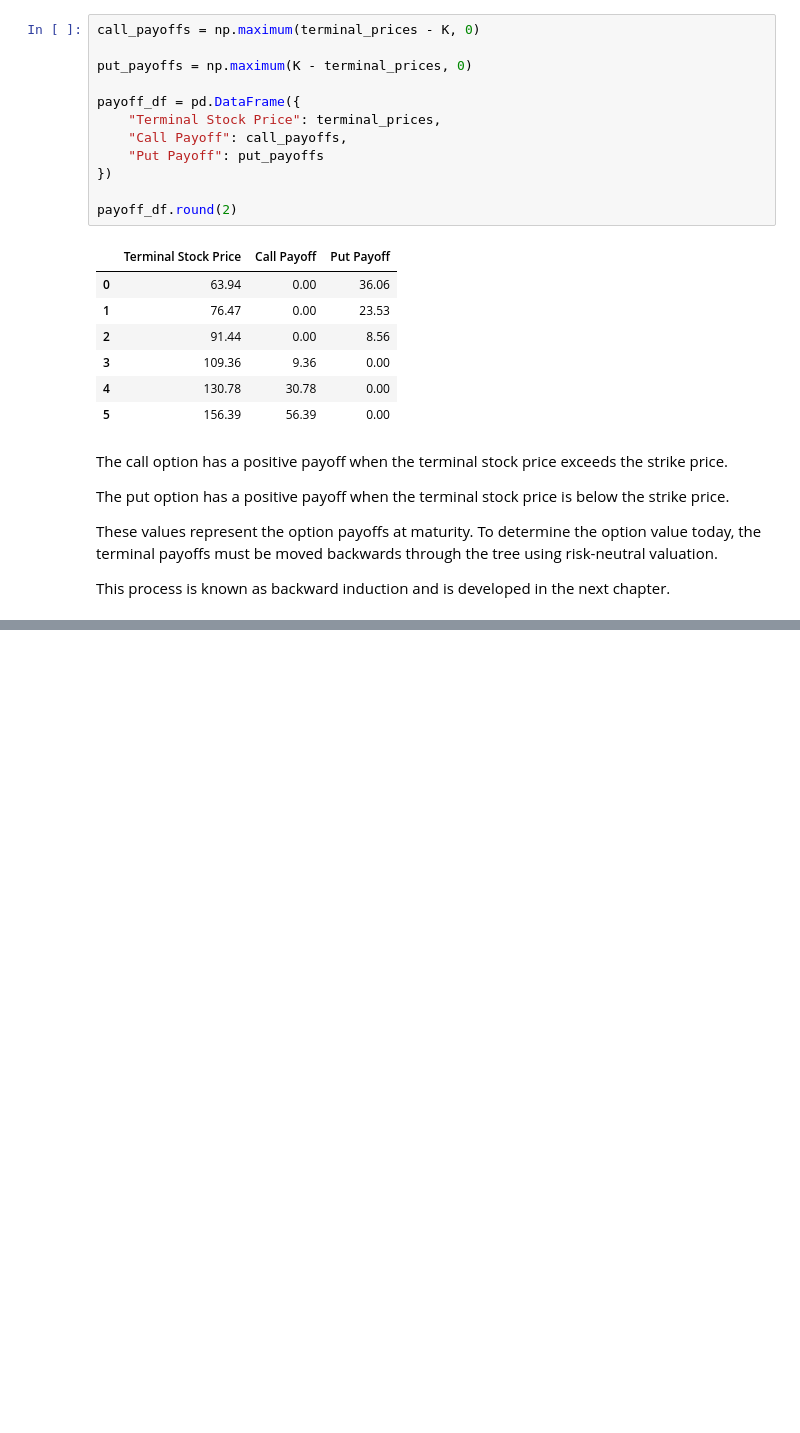
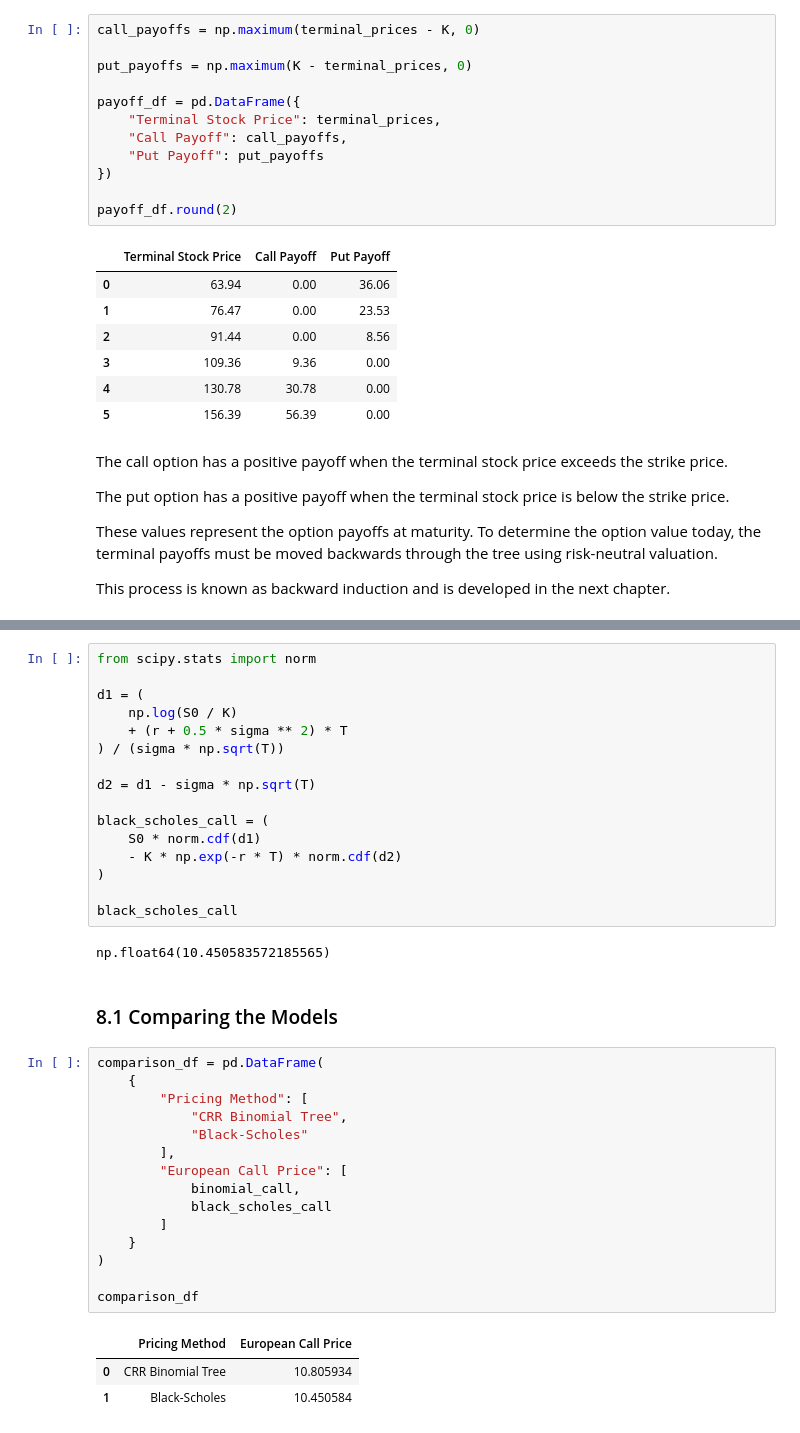
Before and after one commit to evanmartin21/Quant-Summer-Research-Project, a Jupyter notebook: notebooks/05_binomial_tree_option_pricing.ipynb, the cells around one changed output, grey strips where cells are left out. Cells and saved outputs as stored; diff of their text form; blank space fills up the shorter version.

```diff
--- a/notebooks/05_binomial_tree_option_pricing.ipynb
+++ b/notebooks/05_binomial_tree_option_pricing.ipynb
@@ -245,0 +322,39 @@ This process is known as backward induction and is developed in the next chapter
+# %%
+from scipy.stats import norm
+
+d1 = (
+    np.log(S0 / K)
+    + (r + 0.5 * sigma ** 2) * T
+) / (sigma * np.sqrt(T))
+
+d2 = d1 - sigma * np.sqrt(T)
+
+black_scholes_call = (
+    S0 * norm.cdf(d1)
+    - K * np.exp(-r * T) * norm.cdf(d2)
+)
+
+black_scholes_call
+# %% [output]
+np.float64(10.450583572185565)
+# %% [markdown]
+### 8.1 Comparing the Models
+# %%
+comparison_df = pd.DataFrame(
+    {
+        "Pricing Method": [
+            "CRR Binomial Tree",
+            "Black-Scholes"
+        ],
+        "European Call Price": [
+            binomial_call,
+            black_scholes_call
+        ]
+    }
+)
+
+comparison_df
+# %% [output]
+|  | Pricing Method | European Call Price |
+| 0 | CRR Binomial Tree | 10.805934 |
+| 1 | Black-Scholes | 10.450584 |
```
Also changed, not shown: parts of 8 cells of this notebook, 1 other file.
